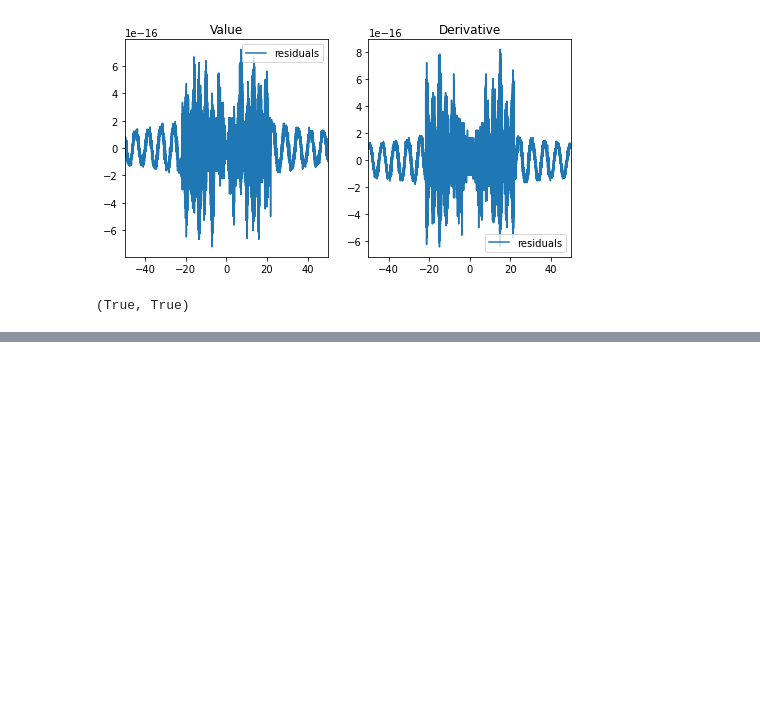
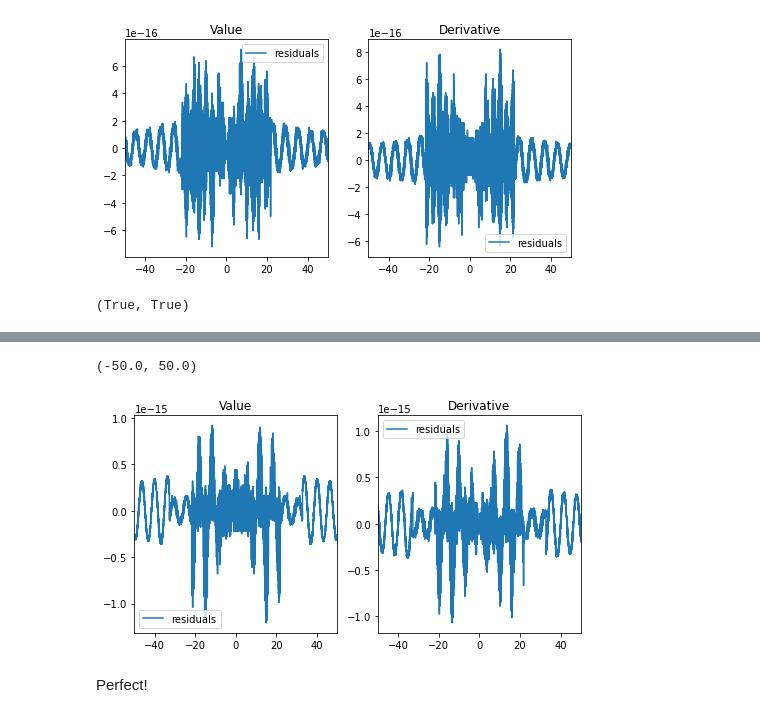
Before and after one commit to benjaminpope/sibylla, a Jupyter notebook: notebooks/bessel_test.ipynb, the cells around one changed output, grey strips where cells are left out. Cells and saved outputs as stored; diff of their text form; code cells hidden in the pictures; blank space fills up the shorter version.

```diff
--- a/notebooks/bessel_test.ipynb
+++ b/notebooks/bessel_test.ipynb
@@ -144,0 +308,17 @@ ax1.set_xlim(-50, 50)
+# %%
+## do the plot of the value and the derivative, in subplots (1,2)
+fig, (ax1, ax2) = plt.subplots(1, 2, figsize=(8, 4),sharex=True)
+
+ax1.plot(x, y0-yy0, label="residuals")
+ax1.legend()
+ax1.set_title('Value')
+
+ax2.plot(x, gg0-gscipy0, label="residuals")
+ax2.legend()
+ax2.set_title("Derivative")
+ax1.set_xlim(-50, 50)
+# %% [output]
+(-50.0, 50.0)
+[figure, added]
+# %% [markdown]
+Perfect!
```
Also changed, not shown: parts of 10 cells of this notebook.
